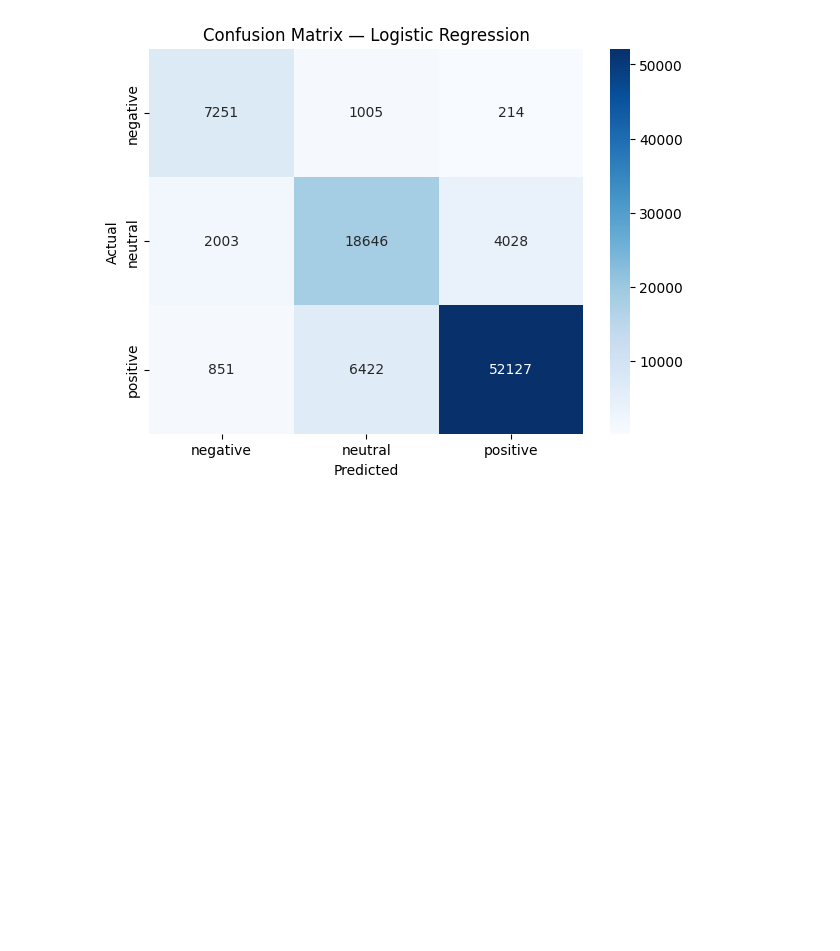
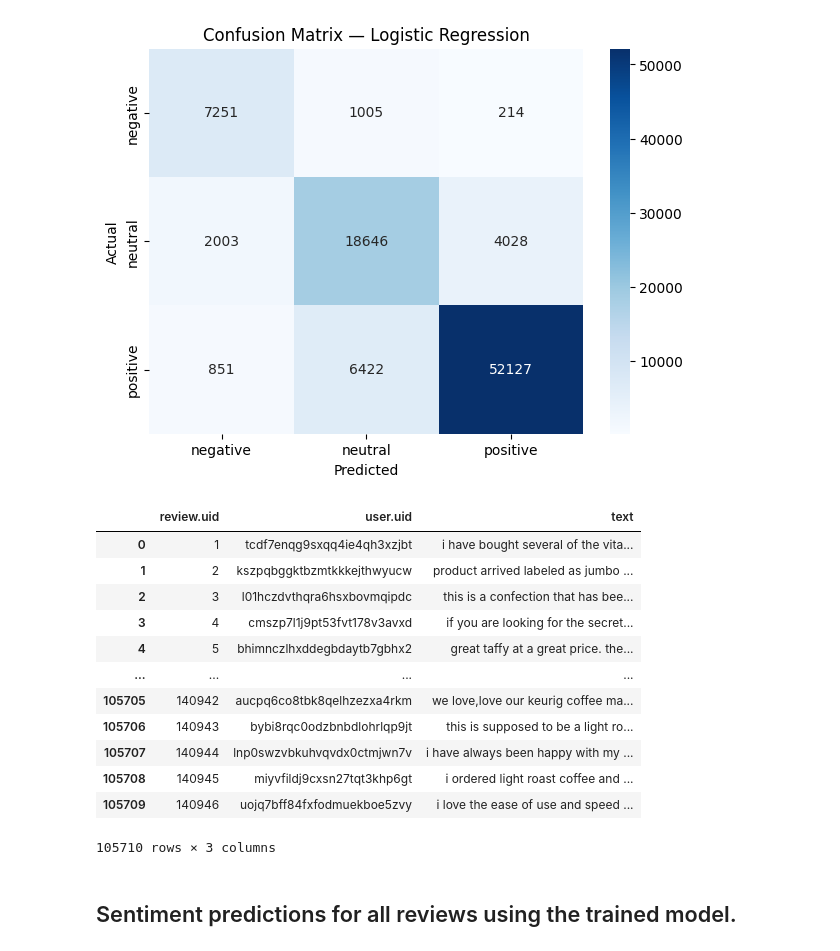
Before and after one commit to F4rab1/Marketing_Analytics, a Jupyter notebook: notebooks/sentiment_analysis.ipynb, the cells around one changed output. Drawn from its saved outputs; the diff is of its cells as text; code cells hidden in the pictures; blank space fills up the shorter version.

```diff
--- a/notebooks/sentiment_analysis.ipynb
+++ b/notebooks/sentiment_analysis.ipynb
@@ -343,3 +343,21 @@ plt.title("Confusion Matrix — Logistic Regression")
 plt.show()
 # %% [output]
 [figure]
+# %%
+reviews_df
+# %% [output]
+|  | review.uid | user.uid | text |
+| 0 | 1 | tcdf7enqg9sxqq4ie4qh3xzjbt | i have bought several of the vita... |
+| 1 | 2 | kszpqbggktbzmtkkkejthwyucw | product arrived labeled as jumbo ... |
+| 2 | 3 | l01hczdvthqra6hsxbovmqipdc | this is a confection that has bee... |
+| 3 | 4 | cmszp7l1j9pt53fvt178v3avxd | if you are looking for the secret... |
+| 4 | 5 | bhimnczlhxddegbdaytb7gbhx2 | great taffy at a great price. the... |
+| ... | ... | ... | ... |
+| 105705 | 140942 | aucpq6co8tbk8qelhzezxa4rkm | we love,love our keurig coffee ma... |
+| 105706 | 140943 | bybi8rqc0odzbnbdlohrlqp9jt | this is supposed to be a light ro... |
+| 105707 | 140944 | lnp0swzvbkuhvqvdx0ctmjwn7v | i have always been happy with my ... |
+| 105708 | 140945 | miyvfildj9cxsn27tqt3khp6gt | i ordered light roast coffee and ... |
+| 105709 | 140946 | uojq7bff84fxfodmuekboe5zvy | i love the ease of use and speed ... |
+105710 rows × 3 columns
+# %% [markdown]
+## Sentiment predictions for all reviews using the trained model.
```
Also changed, not shown: parts of 2 cells of this notebook.
